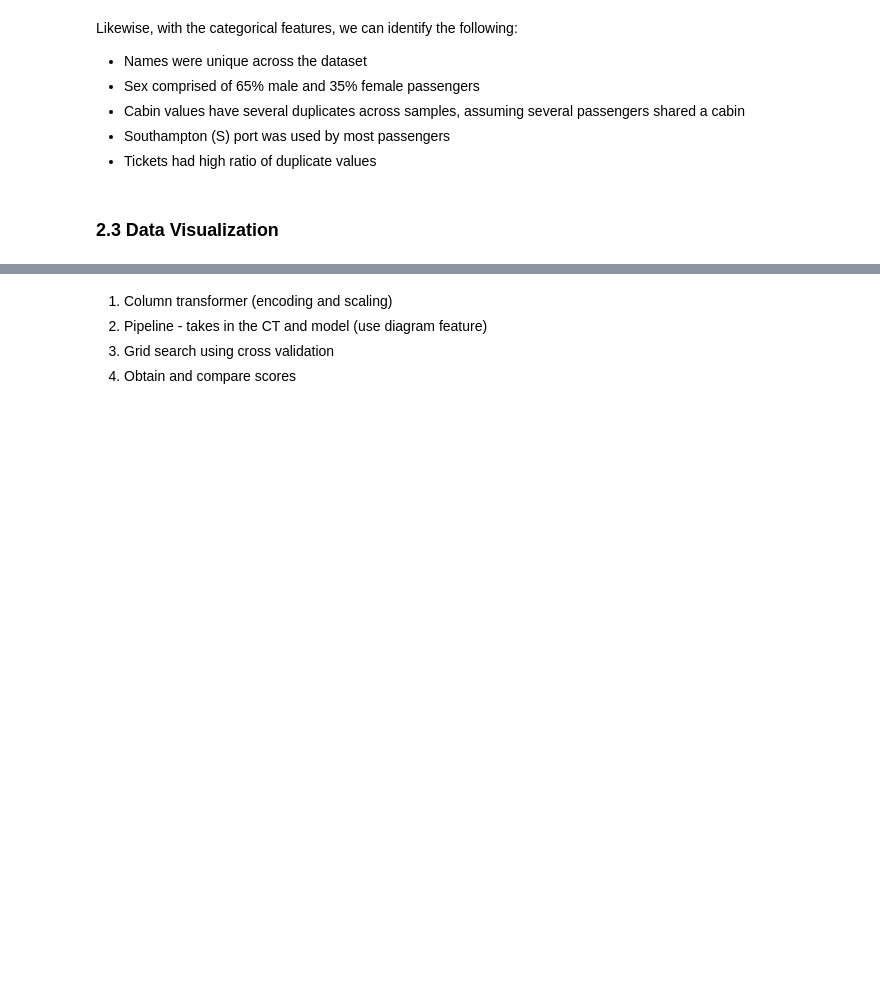
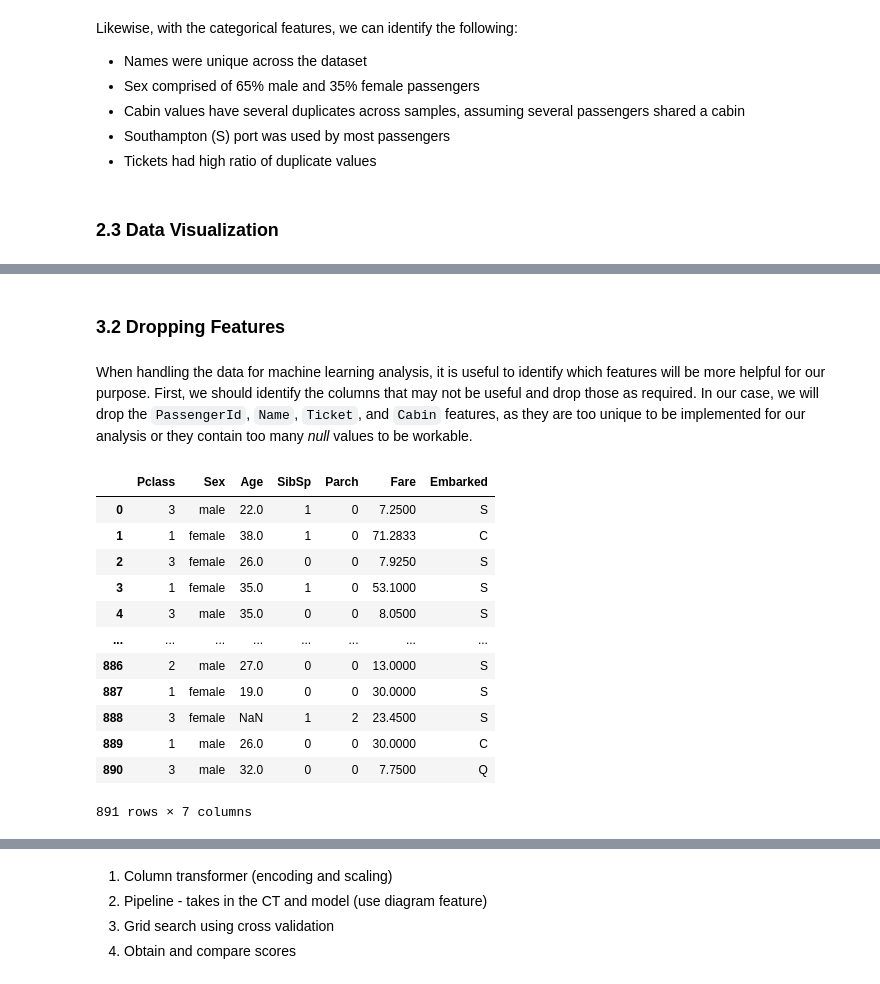
Before and after one commit to acsaeng/kaggle-titanic-ml-competition, a Jupyter notebook: project.ipynb, the cells around one changed output, grey strips where cells are left out. Drawn from its saved outputs; the diff is of its cells as text; code cells hidden in the pictures; blank space fills up the shorter version.

```diff
--- a/project.ipynb
+++ b/project.ipynb
@@ -190,0 +184,5 @@ sns.catplot(x='Survived',data=data,kind='count',hue='Sex')
+# %%
+# Drop the 'Survived' column from the DataFrame
+X_train = data.drop('Survived', axis=1)
+
+X_train
@@ -190,0 +261,23 @@ sns.catplot(x='Survived',data=data,kind='count',hue='Sex')
+# %% [markdown]
+### 3.2 Dropping Features
+# %% [markdown]
+When handling the data for machine learning analysis, it is useful to identify which features will be more helpful for our purpose. First, we should identify the columns that may not be useful and drop those as required. In our case, we will drop the `PassengerId`, `Name`, `Ticket`, and `Cabin` features, as they are too unique to be implemented for our analysis or they contain too many *null* values to be workable.
+# %%
+# Drop the unused columns in the training data
+X_train = X_train.drop(['Ticket', 'Cabin', 'Name', 'PassengerId'], axis=1)
+
+X_train
+# %% [output]
+|  | Pclass | Sex | Age | SibSp | Parch | Fare | Embarked |
+| 0 | 3 | male | 22.0 | 1 | 0 | 7.2500 | S |
+| 1 | 1 | female | 38.0 | 1 | 0 | 71.2833 | C |
+| 2 | 3 | female | 26.0 | 0 | 0 | 7.9250 | S |
+| 3 | 1 | female | 35.0 | 1 | 0 | 53.1000 | S |
+| 4 | 3 | male | 35.0 | 0 | 0 | 8.0500 | S |
+| ... | ... | ... | ... | ... | ... | ... | ... |
+| 886 | 2 | male | 27.0 | 0 | 0 | 13.0000 | S |
+| 887 | 1 | female | 19.0 | 0 | 0 | 30.0000 | S |
+| 888 | 3 | female | NaN | 1 | 2 | 23.4500 | S |
+| 889 | 1 | male | 26.0 | 0 | 0 | 30.0000 | C |
+| 890 | 3 | male | 32.0 | 0 | 0 | 7.7500 | Q |
+891 rows × 7 columns
```
Also changed, not shown: parts of 59 cells of this notebook, 2 other files.
